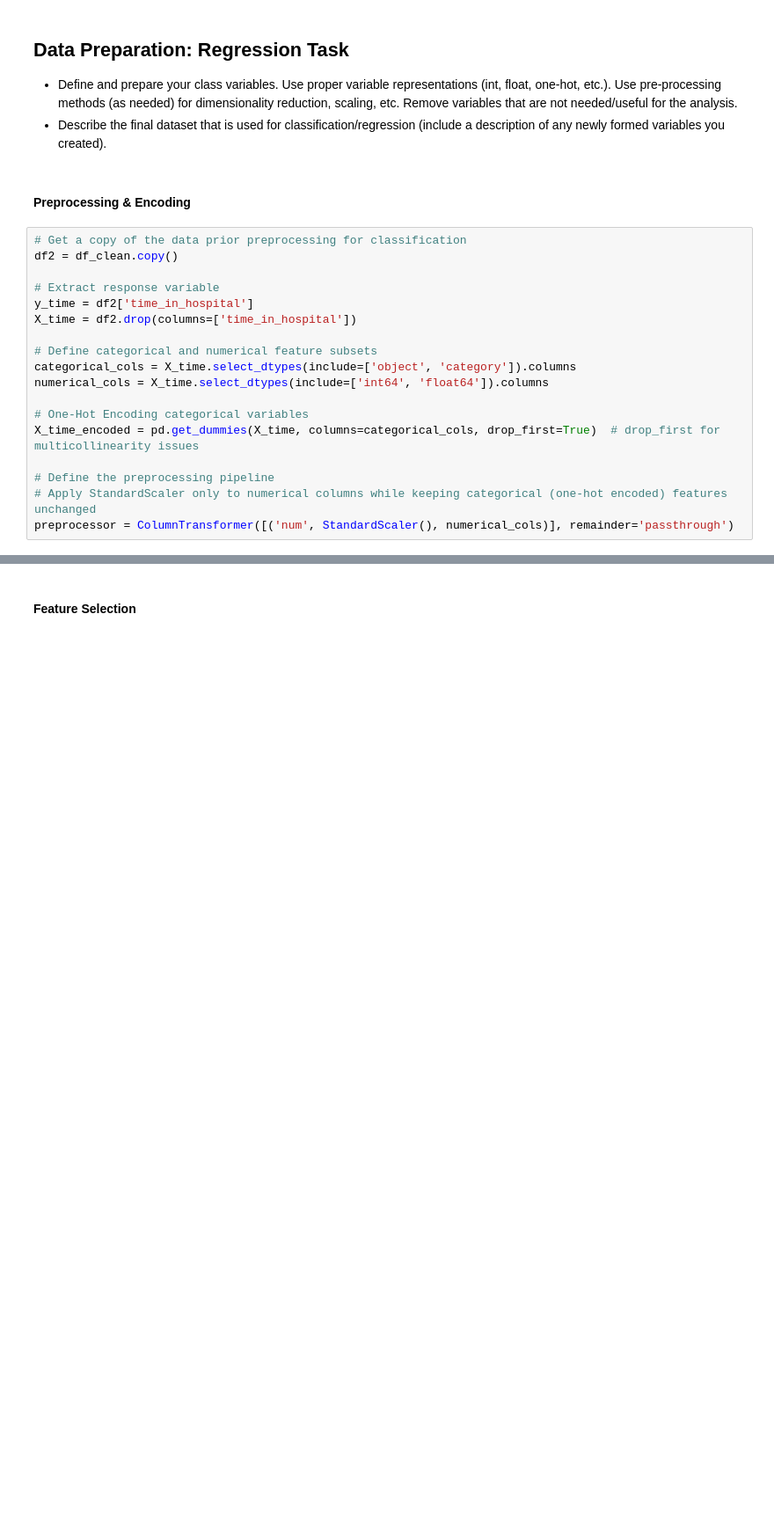
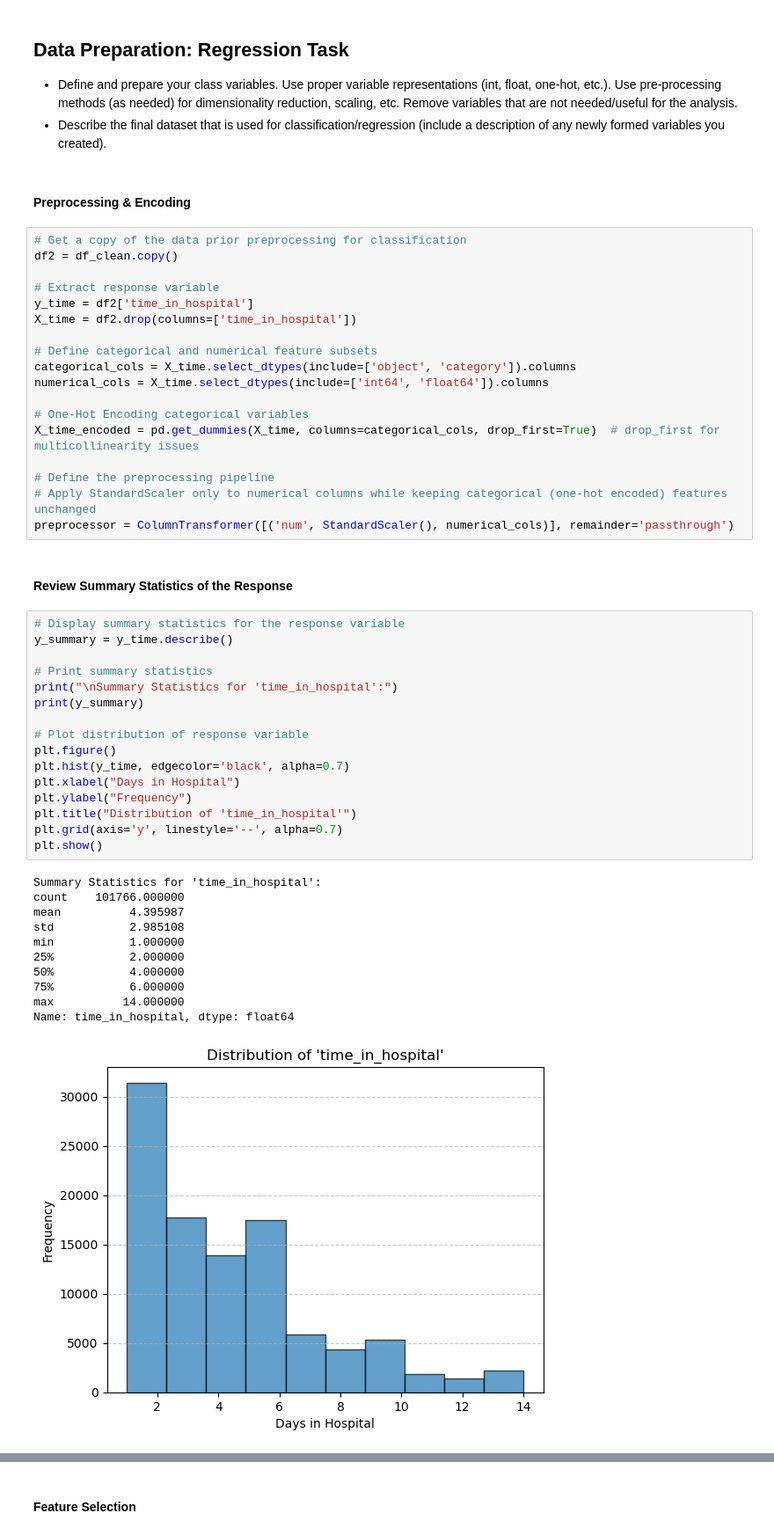
Before and after one commit to kdhenderson/ML7331_team_project, a Jupyter notebook: LabTwo_Classification_KHdraft.ipynb, the cells around one changed output, grey strips where cells are left out. Shown at 88% size. Drawn from its saved outputs; the diff is of its cells as text; blank space fills up the shorter version.

```diff
--- a/LabTwo_Classification_KHdraft.ipynb
+++ b/LabTwo_Classification_KHdraft.ipynb
@@ -498,3 +514,33 @@ X_time_encoded = pd.get_dummies(X_time, columns=categorical_cols, drop_first=Tru
 # Define the preprocessing pipeline
 # Apply StandardScaler only to numerical columns while keeping categorical (one-hot encoded) features unchanged
 preprocessor = ColumnTransformer([('num', StandardScaler(), numerical_cols)], remainder='passthrough')
+# %% [markdown]
+#### Review Summary Statistics of the Response
+# %%
+# Display summary statistics for the response variable
+y_summary = y_time.describe()
+
+# Print summary statistics
+print("\nSummary Statistics for 'time_in_hospital':")
+print(y_summary)
+
+# Plot distribution of response variable
+plt.figure()
+plt.hist(y_time, edgecolor='black', alpha=0.7)
+plt.xlabel("Days in Hospital")
+plt.ylabel("Frequency")
+plt.title("Distribution of 'time_in_hospital'")
+plt.grid(axis='y', linestyle='--', alpha=0.7)
+plt.show()
+# %% [output]
+Summary Statistics for 'time_in_hospital':
+count    101766.000000
+mean          4.395987
+std           2.985108
+min           1.000000
+25%           2.000000
+50%           4.000000
+75%           6.000000
+max          14.000000
+Name: time_in_hospital, dtype: float64
+[figure, added]
```
Also changed, not shown: parts of 19 cells of this notebook.
